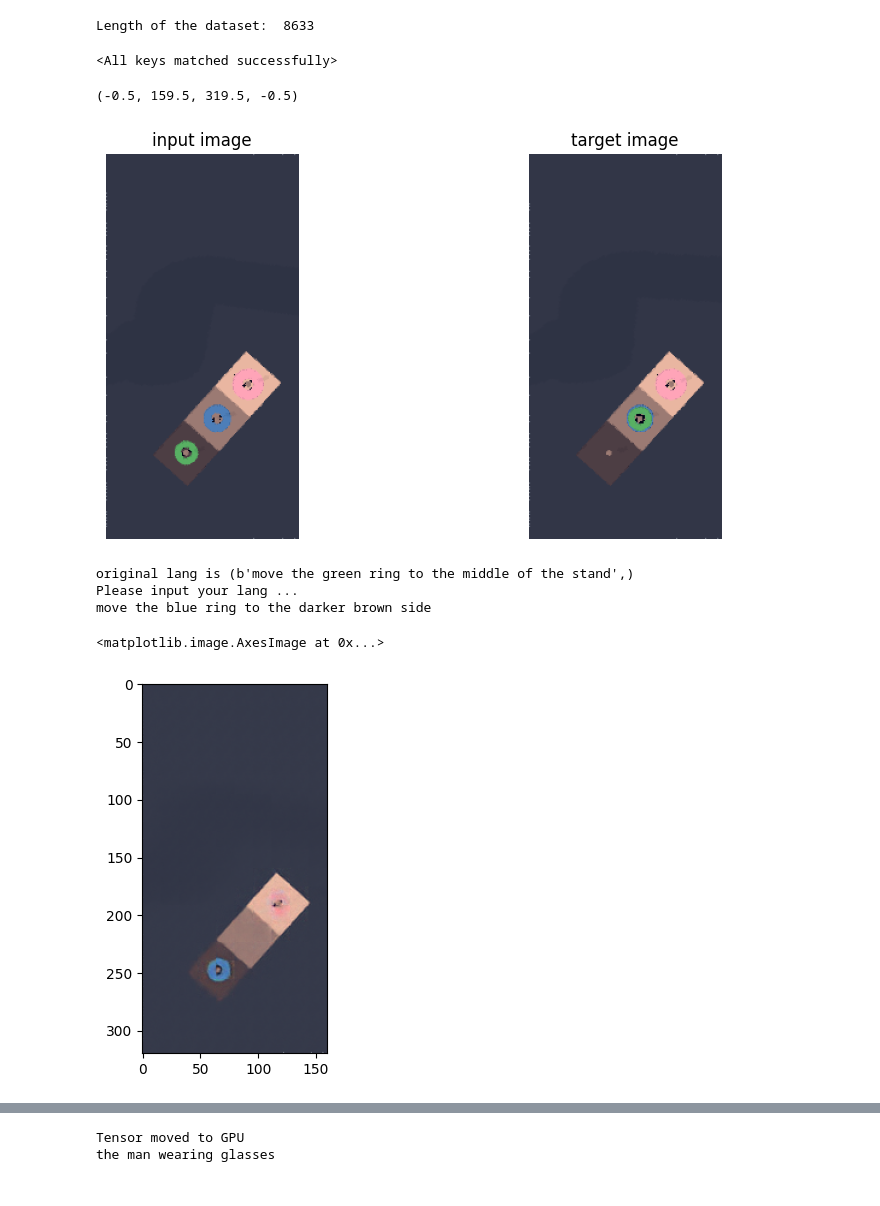
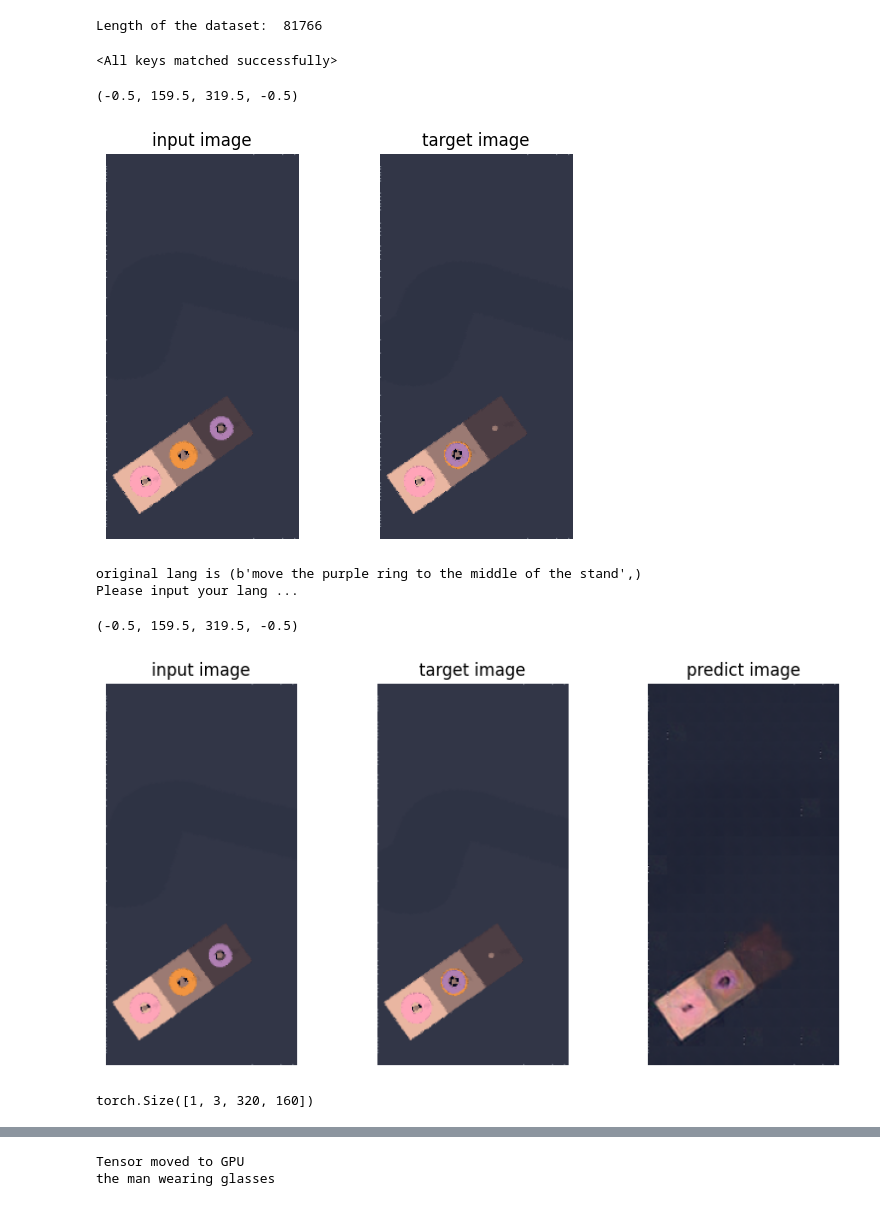
Before and after one commit to QM-IPAlab/LaVA-Man, a Jupyter notebook: vis.ipynb, the cells around one changed output, grey strips where cells are left out. Drawn from its saved outputs; the diff is of its cells as text; code cells hidden in the pictures.

Commit message:
reverse model, robot clip model and resnet as encoder

```diff
--- a/vis.ipynb
+++ b/vis.ipynb
@@ -33,9 +33,9 @@ from dataset_mae import MAEDataset
 # %%
 MEAN_CLIPORT = [0.48145466, 0.4578275, 0.40821073]
 STD_CLIPORT = [0.26862954, 0.26130258, 0.27577711]
-TEST_PATH = '/jmain02/home/J2AD007/txk47/cxz00-txk47/cliport/data_hdf5/exist_dataset_no_aug_all_test.hdf5'
-MODEL = 'mae_robot_lang_relevance'
-CHECKPOINT = '/jmain02/home/J2AD007/txk47/cxz00-txk47/cliport/output_mae_robot_lang_relevance/checkpoint-80.pth'
+TEST_PATH = '/jmain02/home/J2AD007/txk47/cxz00-txk47/cliport/data_hdf5/mix_seen_v2_full.hdf5'
+MODEL = 'mae_robot_lang'
+CHECKPOINT = '/jmain02/home/J2AD007/txk47/cxz00-txk47/cliport/output_mae_robot_lang_mix_v2_full/checkpoint-100.pth'
 device = 'cuda'
 # %%
 def get_fix_transform():
@@ -61,7 +61,7 @@ model.to(device)
 checkpoint = torch.load(CHECKPOINT, map_location='cpu')
 model.load_state_dict(checkpoint['model'])
 # %% [output]
-Length of the dataset:  8633
+Length of the dataset:  81766
 <All keys matched successfully>
 # %%
 from transformers import AutoTokenizer
@@ -103,36 +103,58 @@ def show_image_relevance(image_relevance, image):
 # %%
 TESTSET_IDX = [0,716,1216,1716,2205,2694,2928,3205,3305,3535,3757,3924,4091,5015,5933,6570,7207,7920,8633]
 # %%
-batch = get_random_batch(TESTSET_IDX[-2]+2)
+batch = get_random_batch(80000)
 
 img1, img2, lang, pick, place = batch
 img1 = img1.to(device, non_blocking=True).float()
 img2 = img2.to(device, non_blocking=True).float()
 pick = pick.to(device, non_blocking=True).float()
 place = place.to(device, non_blocking=True).float()
 
 img1_show = (img1 - img1.min()) / (img1.max() - img1.min())
 img2_show = (img2 - img2.min())/ (img2.max() - img2.min())
 img1_show = img1_show[0].permute(1, 2, 0).cpu().numpy()
 img2_show = img2_show[0].permute(1, 2, 0).cpu().numpy()
 
 plt.figure(figsize=(10, 5))
-plt.subplot(1, 2, 1)
+plt.subplot(1, 3, 1)
 plt.imshow(img1_show)
 plt.title('input image')
 plt.axis('off')
 
-plt.subplot(1, 2, 2)
+plt.subplot(1, 3, 2)
 plt.imshow(img2_show)
 plt.title('target image')
 plt.axis('off')
 # %% [output]
 (-0.5, 159.5, 319.5, -0.5)
-[figure, old version]
+[figure, new version]
 # %%
+img1, img2, lang, pick, place = batch
+img1 = img1.to(device, non_blocking=True).float()
+img2 = img2.to(device, non_blocking=True).float()
+pick = pick.to(device, non_blocking=True).float()
+place = place.to(device, non_blocking=True).float()
+
+img1_show = (img1 - img1.min()) / (img1.max() - img1.min())
+img2_show = (img2 - img2.min())/ (img2.max() - img2.min())
+img1_show = img1_show[0].permute(1, 2, 0).cpu().numpy()
+img2_show = img2_show[0].permute(1, 2, 0).cpu().numpy()
+
+plt.figure(figsize=(10, 5))
+plt.subplot(1, 3, 1)
+plt.imshow(img1_show)
+plt.title('input image')
+plt.axis('off')
+
+plt.subplot(1, 3, 2)
+plt.imshow(img2_show)
+plt.title('target image')
+plt.axis('off')
 print(f"original lang is {lang}")
 print("Please input your lang ...")
 input_lang = input()
+
 lang_input = input_lang if input_lang else lang
 lang_processed = generate_token(text_processor, lang_input, device)
 
@@ -143,13 +165,19 @@ predict = predict[0]
 predict = (predict - predict.min()) / (predict.max() - predict.min())
 predict = predict.permute(1, 2, 0).numpy()
 
+plt.subplot(1, 3, 3)
 plt.imshow(predict)
+plt.title('predict image')
+plt.axis('off')
 # %% [output]
-original lang is (b'move the green ring to the middle of the stand',)
+original lang is (b'move the purple ring to the middle of the stand',)
 Please input your lang ...
-move the blue ring to the darker brown side
-<matplotlib.image.AxesImage at 0x...>
+(-0.5, 159.5, 319.5, -0.5)
-[figure, old version]
+[figure, new version]
+# %%
+img1.shape
+# %% [output]
+torch.Size([1, 3, 320, 160])
 # %%
 relevance = model.show_relevance_map(img1,lang_processed)
 show_image_relevance(relevance, img1)
```
Also changed, not shown: parts of 5 cells of this notebook, 30 other files.
